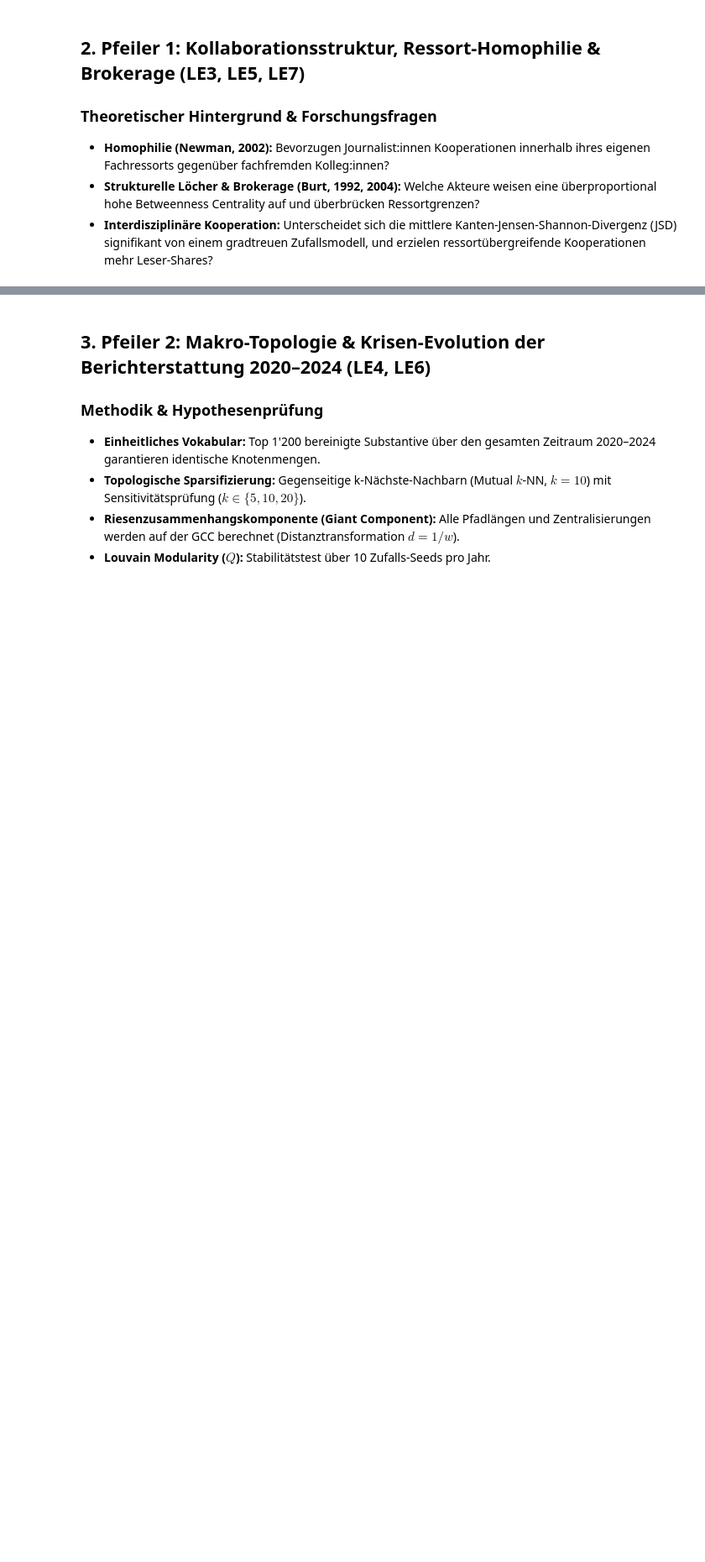
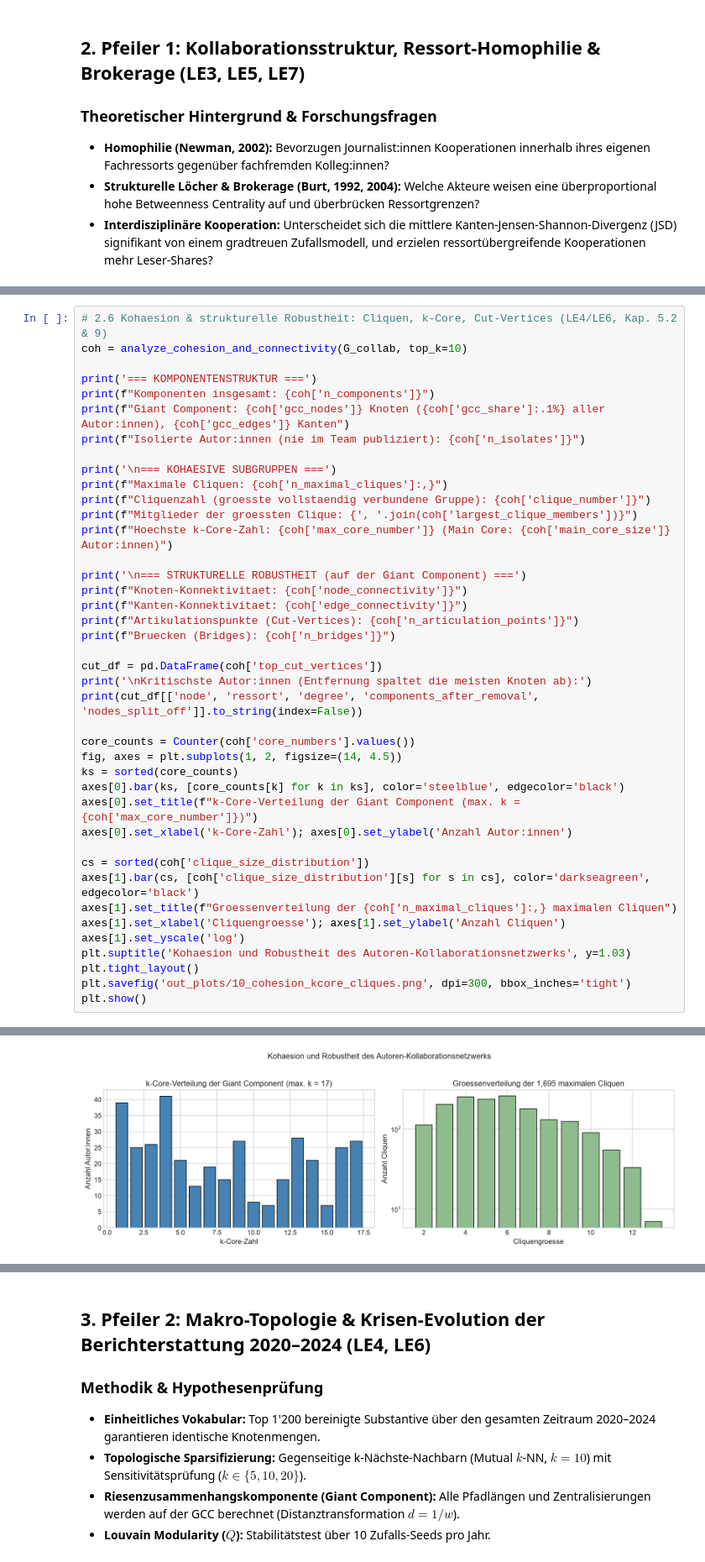
Before and after one commit to ibidreli/SAN_20_Minuten, a Jupyter notebook: src/02_analyse.ipynb, the cells around one changed output, grey strips where cells are left out. Shown at 84% size. Cells and saved outputs as stored; diff of their text form; blank space fills up the shorter version.

```diff
--- a/src/02_analyse.ipynb
+++ b/src/02_analyse.ipynb
@@ -332,0 +418,42 @@ team_size                          0.3569      0.034     10.520      0.000
+# %%
+# 2.6 Kohaesion & strukturelle Robustheit: Cliquen, k-Core, Cut-Vertices (LE4/LE6, Kap. 5.2 & 9)
+coh = analyze_cohesion_and_connectivity(G_collab, top_k=10)
+
+print('=== KOMPONENTENSTRUKTUR ===')
+print(f"Komponenten insgesamt: {coh['n_components']}")
+print(f"Giant Component: {coh['gcc_nodes']} Knoten ({coh['gcc_share']:.1%} aller Autor:innen), {coh['gcc_edges']} Kanten")
+print(f"Isolierte Autor:innen (nie im Team publiziert): {coh['n_isolates']}")
+
+print('\n=== KOHAESIVE SUBGRUPPEN ===')
+print(f"Maximale Cliquen: {coh['n_maximal_cliques']:,}")
+print(f"Cliquenzahl (groesste vollstaendig verbundene Gruppe): {coh['clique_number']}")
+print(f"Mitglieder der groessten Clique: {', '.join(coh['largest_clique_members'])}")
+print(f"Hoechste k-Core-Zahl: {coh['max_core_number']} (Main Core: {coh['main_core_size']} Autor:innen)")
+
+print('\n=== STRUKTURELLE ROBUSTHEIT (auf der Giant Component) ===')
+print(f"Knoten-Konnektivitaet: {coh['node_connectivity']}")
+print(f"Kanten-Konnektivitaet: {coh['edge_connectivity']}")
+print(f"Artikulationspunkte (Cut-Vertices): {coh['n_articulation_points']}")
+print(f"Bruecken (Bridges): {coh['n_bridges']}")
+
+cut_df = pd.DataFrame(coh['top_cut_vertices'])
+print('\nKritischste Autor:innen (Entfernung spaltet die meisten Knoten ab):')
+print(cut_df[['node', 'ressort', 'degree', 'components_after_removal', 'nodes_split_off']].to_string(index=False))
+
+core_counts = Counter(coh['core_numbers'].values())
+fig, axes = plt.subplots(1, 2, figsize=(14, 4.5))
+ks = sorted(core_counts)
+axes[0].bar(ks, [core_counts[k] for k in ks], color='steelblue', edgecolor='black')
+axes[0].set_title(f"k-Core-Verteilung der Giant Component (max. k = {coh['max_core_number']})")
+axes[0].set_xlabel('k-Core-Zahl'); axes[0].set_ylabel('Anzahl Autor:innen')
+
+cs = sorted(coh['clique_size_distribution'])
+axes[1].bar(cs, [coh['clique_size_distribution'][s] for s in cs], color='darkseagreen', edgecolor='black')
+axes[1].set_title(f"Groessenverteilung der {coh['n_maximal_cliques']:,} maximalen Cliquen")
+axes[1].set_xlabel('Cliquengroesse'); axes[1].set_ylabel('Anzahl Cliquen')
+axes[1].set_yscale('log')
+plt.suptitle('Kohaesion und Robustheit des Autoren-Kollaborationsnetzwerks', y=1.03)
+plt.tight_layout()
+plt.savefig('out_plots/10_cohesion_kcore_cliques.png', dpi=300, bbox_inches='tight')
+plt.show()
+# %% [output]
@@ -332,0 +477 @@ team_size                          0.3569      0.034     10.520      0.000
+[figure, added]
```
Also changed, not shown: parts of 20 cells of this notebook, 21 other files.
